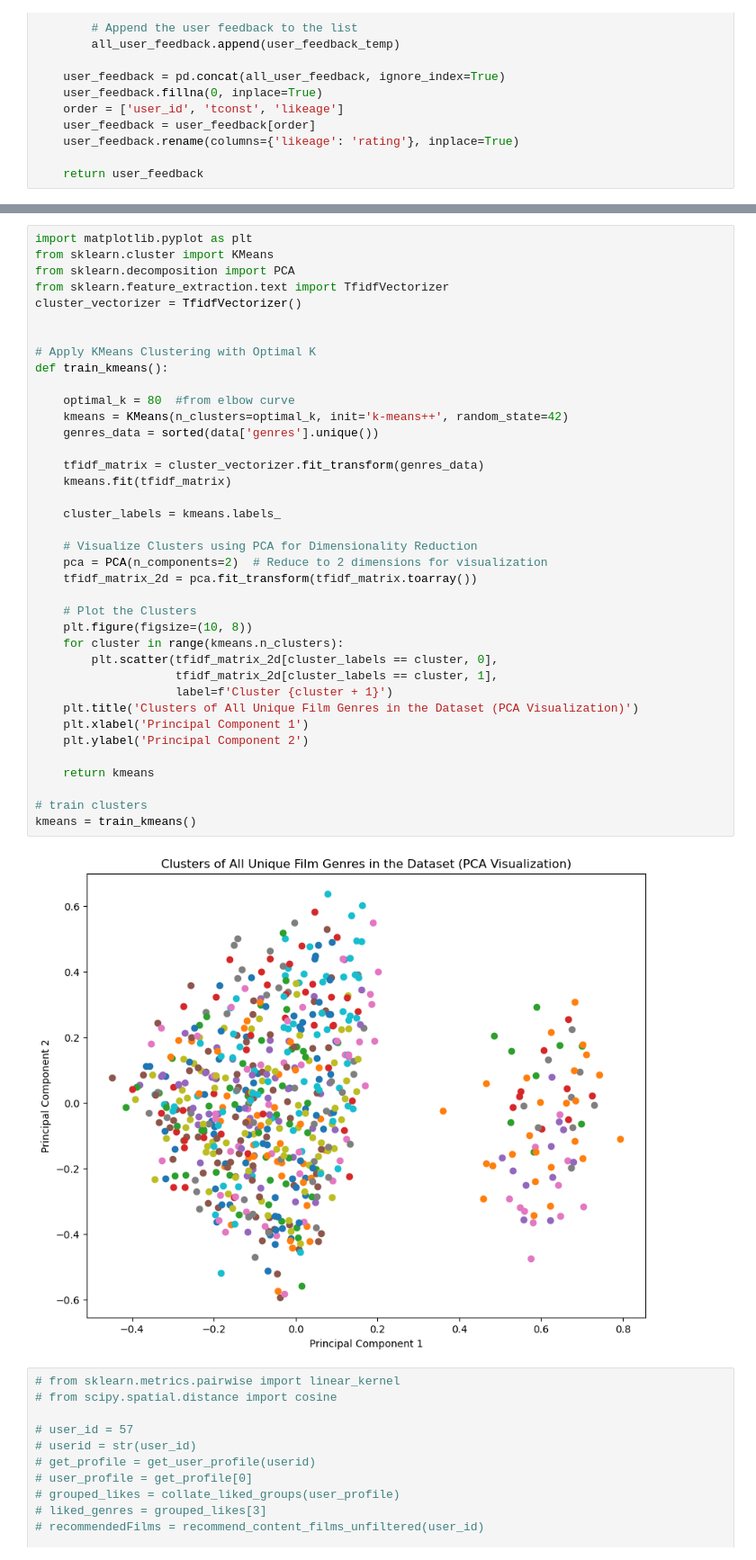
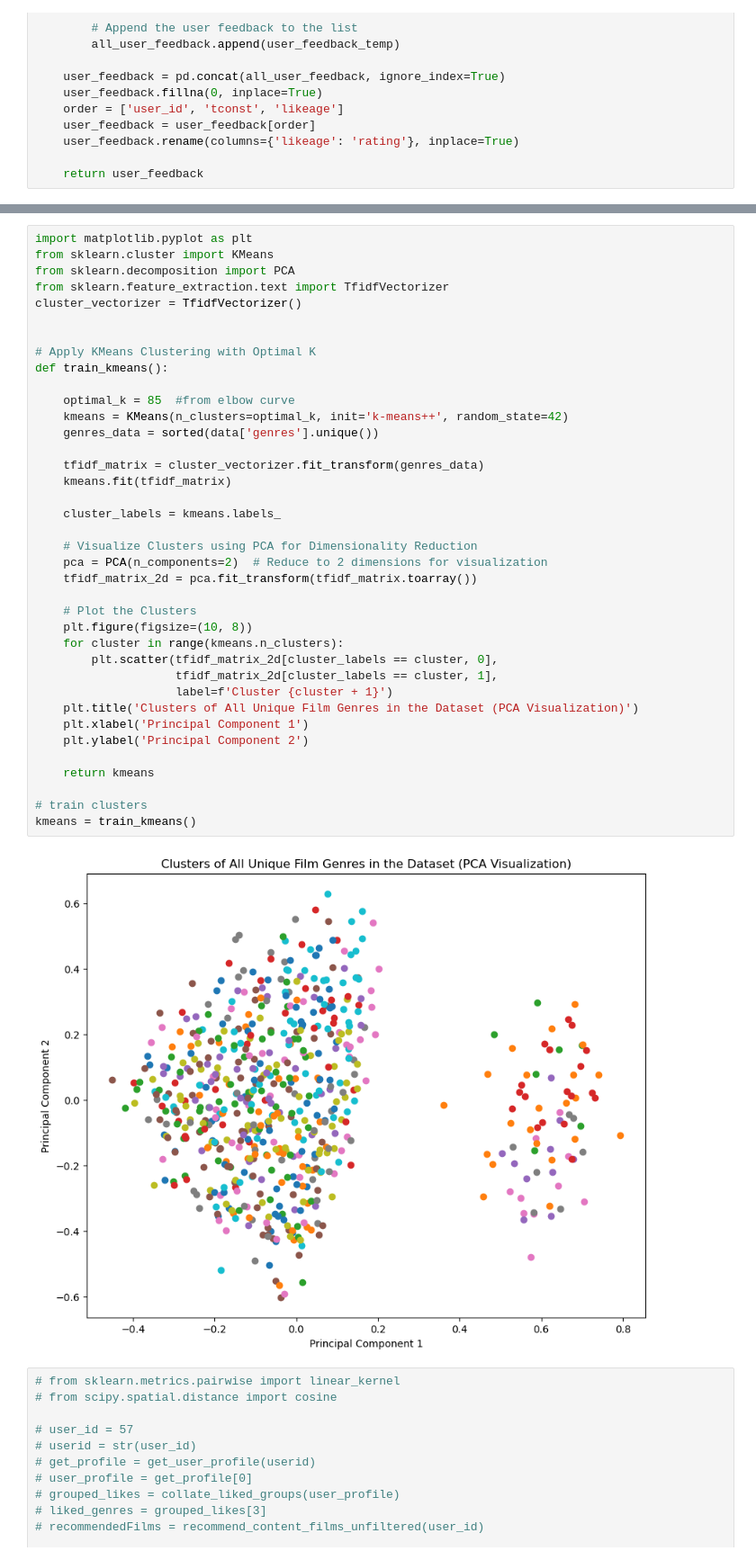
Before and after one commit to Roland-02/Cinephile.com, a Jupyter notebook: recommendEngine.ipynb, the cells around one changed output, grey strips where cells are left out. Shown at 90% size. Saved outputs shown, nothing was run; the diff lists cells and outputs as text.

```diff
--- a/recommendEngine.ipynb
+++ b/recommendEngine.ipynb
@@ -1051,35 +1308,35 @@ cluster_vectorizer = TfidfVectorizer()
 # Apply KMeans Clustering with Optimal K
 def train_kmeans():
 
-    optimal_k = 80  #from elbow curve
+    optimal_k = 85  #from elbow curve
     kmeans = KMeans(n_clusters=optimal_k, init='k-means++', random_state=42)
     genres_data = sorted(data['genres'].unique())
 
     tfidf_matrix = cluster_vectorizer.fit_transform(genres_data)
     kmeans.fit(tfidf_matrix)
 
     cluster_labels = kmeans.labels_
 
     # Visualize Clusters using PCA for Dimensionality Reduction
     pca = PCA(n_components=2)  # Reduce to 2 dimensions for visualization
     tfidf_matrix_2d = pca.fit_transform(tfidf_matrix.toarray())
 
     # Plot the Clusters
     plt.figure(figsize=(10, 8))
     for cluster in range(kmeans.n_clusters):
         plt.scatter(tfidf_matrix_2d[cluster_labels == cluster, 0],
                     tfidf_matrix_2d[cluster_labels == cluster, 1],
                     label=f'Cluster {cluster + 1}')
     plt.title('Clusters of All Unique Film Genres in the Dataset (PCA Visualization)')
     plt.xlabel('Principal Component 1')
     plt.ylabel('Principal Component 2')
 
     return kmeans
 
 # train clusters
 kmeans = train_kmeans()
 # %% [output]
-[figure, old version]
+[figure, new version]
 # %%
 # from sklearn.metrics.pairwise import linear_kernel
 # from scipy.spatial.distance import cosine
```
Also changed, not shown: parts of 6 cells of this notebook, 5 other files.
